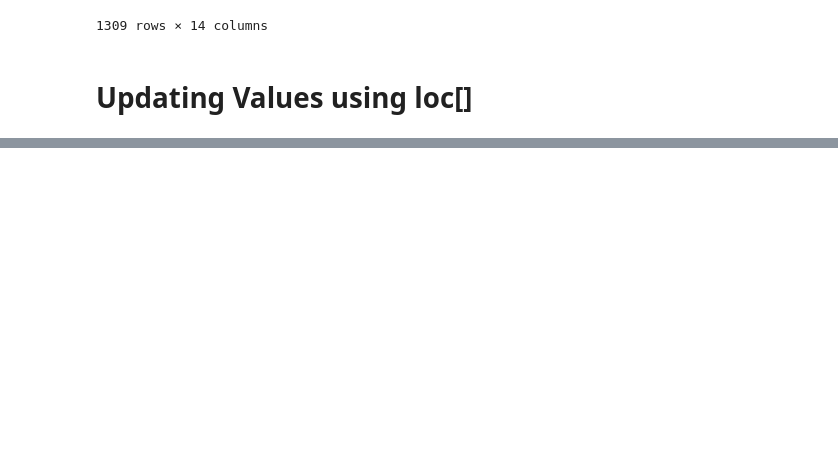
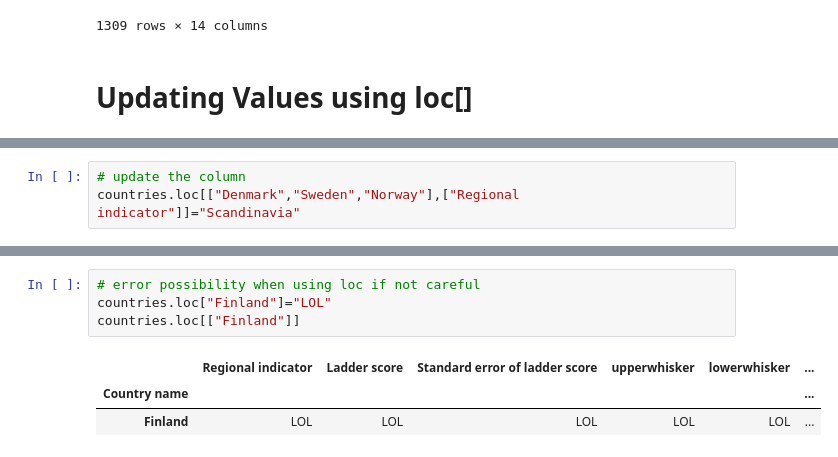
Before and after one commit to the-javascript-jedi/python-projects, a Jupyter notebook: colt-steele/data-analysis-visualization/s_10_updating_values/s_1_renaming_columns.ipynb, the cells around one changed output, grey strips where cells are left out. Drawn from its saved outputs; the diff is of its cells as text; blank space fills up the shorter version.

```diff
--- a/colt-steele/data-analysis-visualization/s_10_updating_values/s_1_renaming_columns.ipynb
+++ b/colt-steele/data-analysis-visualization/s_10_updating_values/s_1_renaming_columns.ipynb
@@ -214,0 +244,3 @@ countries
+# %%
+# update the column
+countries.loc[["Denmark","Sweden","Norway"],["Regional indicator"]]="Scandinavia"
@@ -214,0 +255,8 @@ countries
+# %%
+# error possibility when using loc if not careful
+countries.loc["Finland"]="LOL"
+countries.loc[["Finland"]]
+# %% [output]
+|  | Regional indicator | Ladder score | Standard error of ladder score | upperwhisker | lowerwhisker | ... |
+| Country name |  |  |  |  |  | ... |
+| Finland | LOL | LOL | LOL | LOL | LOL | ... |
```
Also changed, not shown: parts of 8 cells of this notebook.
